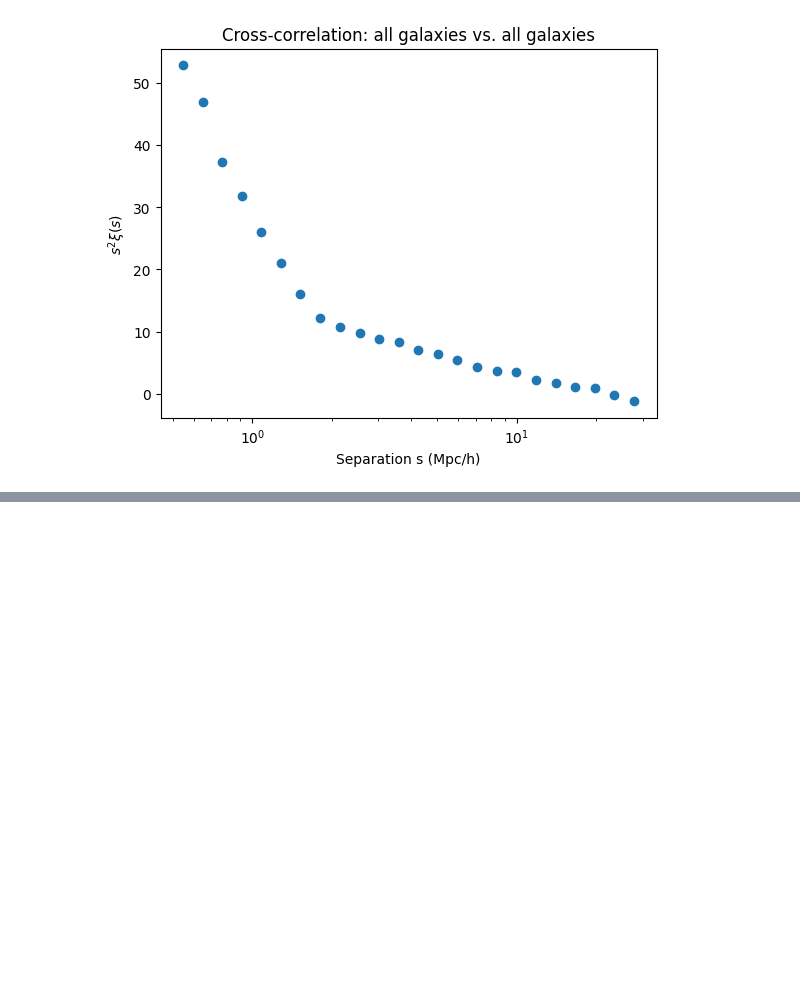
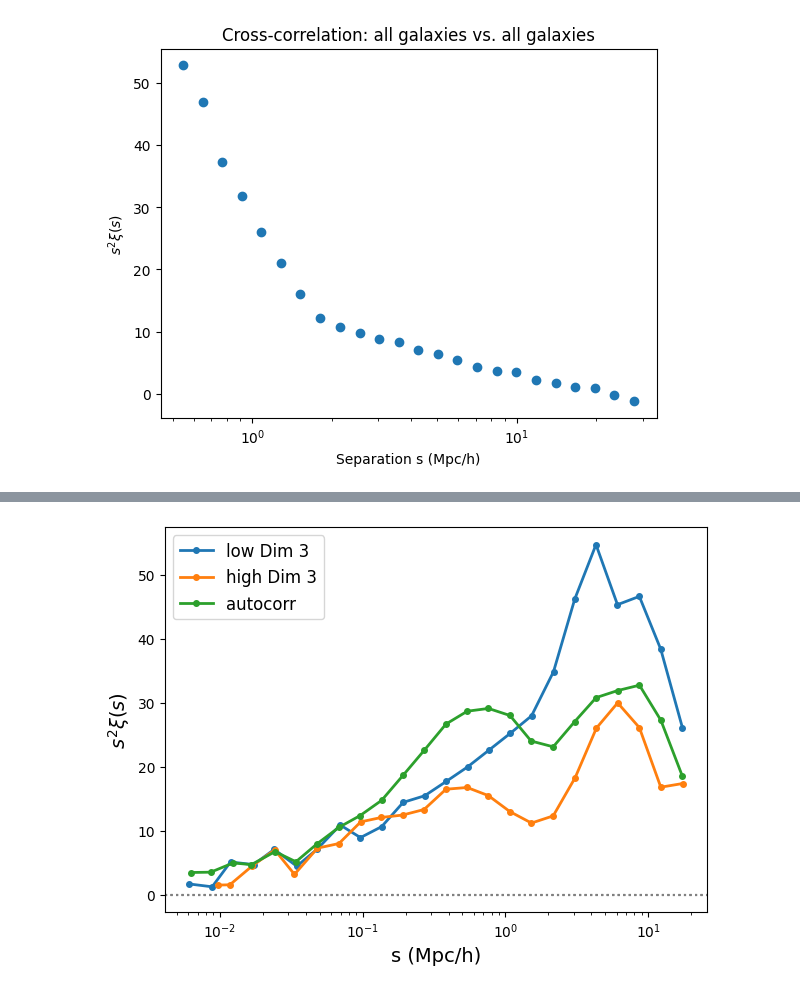
Before and after one commit to asmuzsoy/galaxy-manifolds, a Jupyter notebook: cross_correlations.ipynb, the cells around one changed output, grey strips where cells are left out. Cells and saved outputs as stored; diff of their text form; code cells hidden in the pictures; blank space fills up the shorter version.

```diff
--- a/cross_correlations.ipynb
+++ b/cross_correlations.ipynb
@@ -242,0 +323,8 @@ s =  27.79 Mpc/h   xi = -0.0439
+# %%
+fig, ax = plt.subplots(figsize=(7, 5))
+plot_cross_corr(dim3 <= np.percentile(dim3, 20), ax=ax, label='low Dim 3', plot_s_squared=True)
+plot_cross_corr(dim3 >= np.percentile(dim3, 80), ax=ax, label='high Dim 3', plot_s_squared=True)
+plot_cross_corr(dim1 <= np.max(dim1), ax=ax, label='autocorr', plot_s_squared=True)
+plt.show()
+# %% [output]
+[figure, added]
```
Also changed, not shown: parts of 8 cells of this notebook, 2 other files.
